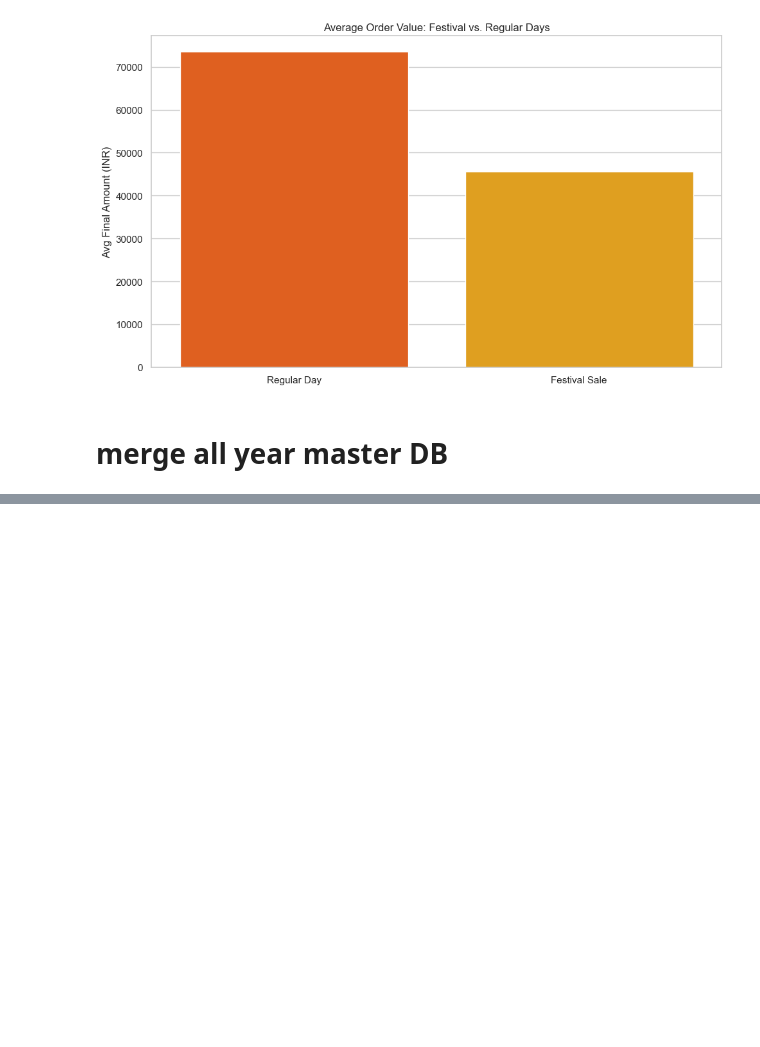
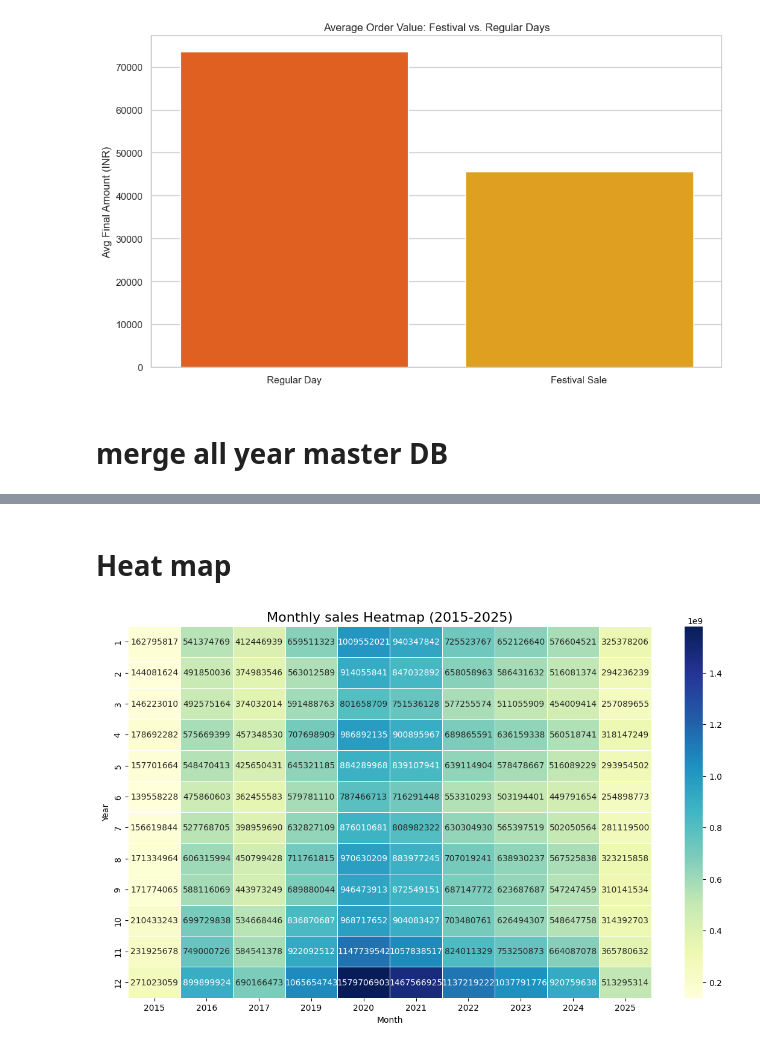
Before and after one commit to mrsdeepisunil-oss/guvi-cricbuzz, a Jupyter notebook: AMAZON -MINI PROJECT/Dataset-amazon/Amazon-mini.ipynb, the cells around one changed output, grey strips where cells are left out. Drawn from its saved outputs; the diff is of its cells as text; code cells hidden in the pictures; blank space fills up the shorter version.

```diff
--- a/AMAZON -MINI PROJECT/Dataset-amazon/Amazon-mini.ipynb
+++ b/AMAZON -MINI PROJECT/Dataset-amazon/Amazon-mini.ipynb
@@ -1641,0 +1844,31 @@ KeyError: 'Year'
+# %%
+import pandas as pd
+import matplotlib.pyplot as plt
+import seaborn as sns
+
+# Ensure date column is in datetime format
+main_df['order_date'] = pd.to_datetime(main_df['order_date'], errors='coerce')
+
+# Extract Year & Month
+main_df['Year'] = main_df['order_date'].dt.year
+main_df['Month'] = main_df['order_date'].dt.month
+
+# Optional : Month Name (for better readability in plots)
+main_df['Month_Name'] = main_df['order_date'].dt.strftime('%b')
+# %%
+monthly_sales = main_df.groupby(['Year','Month'])['final_amount_inr'].sum().reset_index()
+# %% [markdown]
+# Heat map
+# %%
+# Pivot table data
+heatmap_data = monthly_sales.pivot(index='Month', columns='Year', values='final_amount_inr')
+
+plt.figure(figsize=(14, 8))
+sns.heatmap(heatmap_data, annot=True, fmt=".0f", cmap='YlGnBu', linewidths=.5)
+
+plt.title('Monthly sales Heatmap (2015-2025)', fontsize=16)
+plt.xlabel('Month')
+plt.ylabel('Year')
+plt.show()
+# %% [output]
+[figure, added]
```
Also changed, not shown: parts of 51 cells of this notebook, 1 other file.
